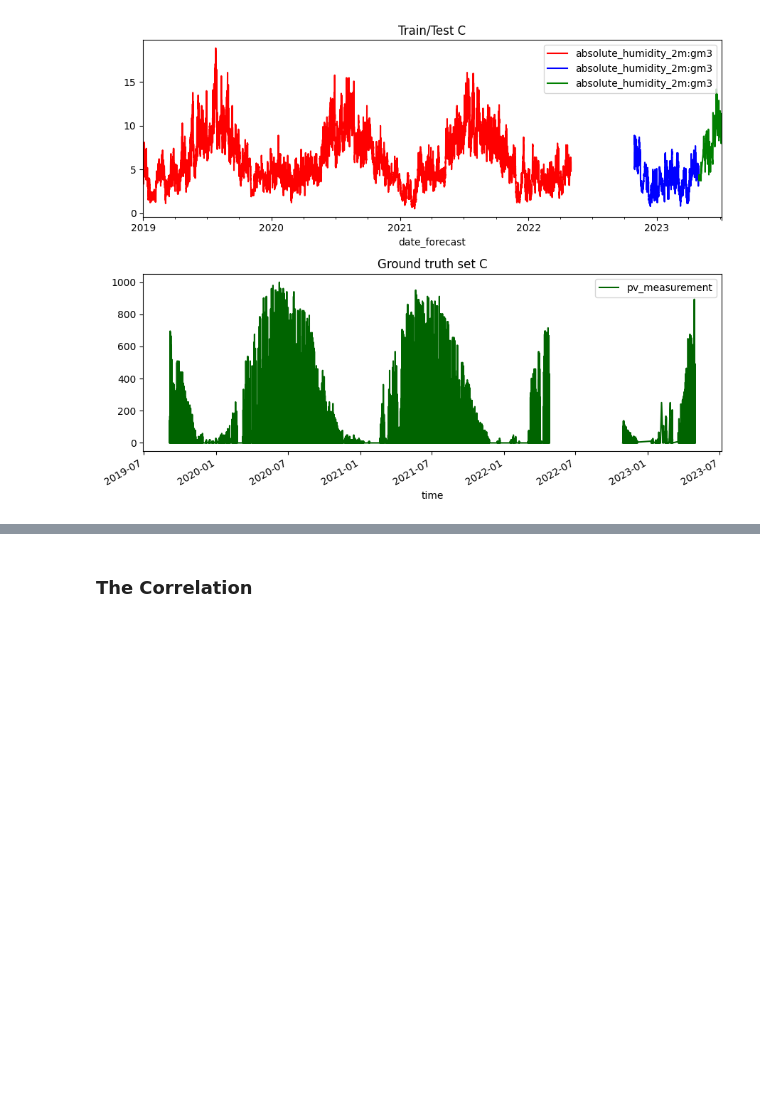
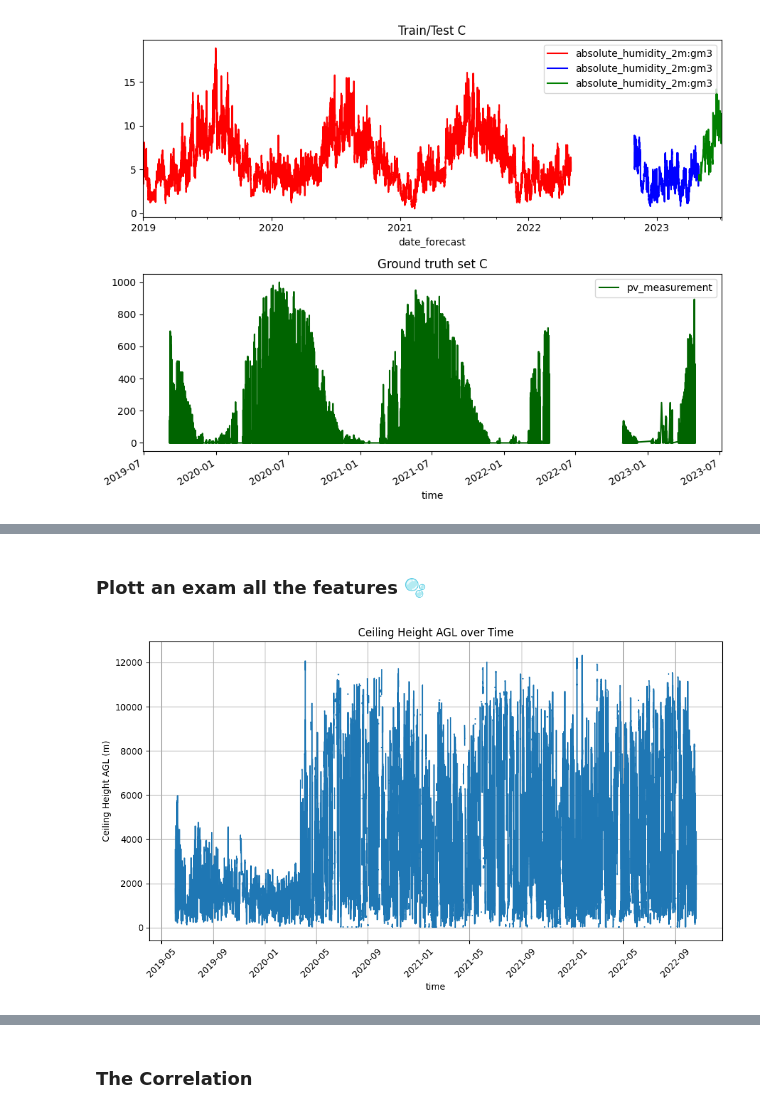
Before and after one commit to Myteck/TDT4173-Machine-Learning-Solar-Energy-Production-Forecasting, a Jupyter notebook: data/EDA_ML_GoosOnTheLoose.ipynb, the cells around one changed output, grey strips where cells are left out. Drawn from its saved outputs; the diff is of its cells as text; code cells hidden in the pictures; blank space fills up the shorter version.

```diff
--- a/data/EDA_ML_GoosOnTheLoose.ipynb
+++ b/data/EDA_ML_GoosOnTheLoose.ipynb
@@ -102 +255,18 @@ plt.tight_layout()
+# %% [markdown]
+### Plott an exam all the features 🫧
+# %%
+# Plot the X_train_observed_a['ceiling_height_agl:m']
+
+# Assuming 'time' is in a format that matplotlib understands, such as a datetime format
+plt.figure(figsize=(10, 6))
+plt.plot(X_train_observed_a['date_forecast'], X_train_observed_a['ceiling_height_agl:m'])
+plt.title('Ceiling Height AGL over Time')
+plt.xlabel('time')
+plt.ylabel('Ceiling Height AGL (m)')
+plt.xticks(rotation=45)  # Rotate x-axis labels for better visibility
+plt.grid(True)
+plt.tight_layout()
+plt.show()
+# %% [output]
+[figure, added]
 # %% [markdown]
```
Also changed, not shown: parts of 13 cells of this notebook.
